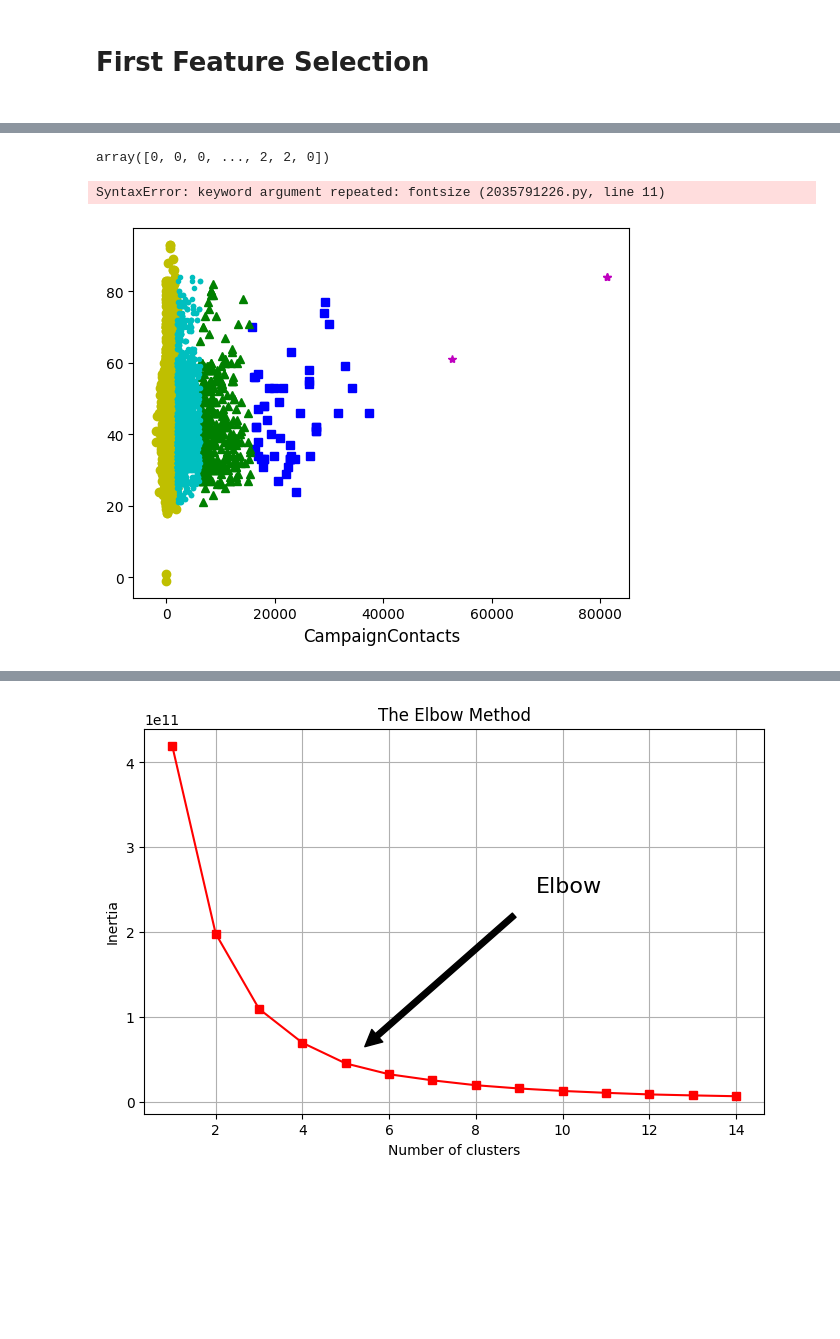
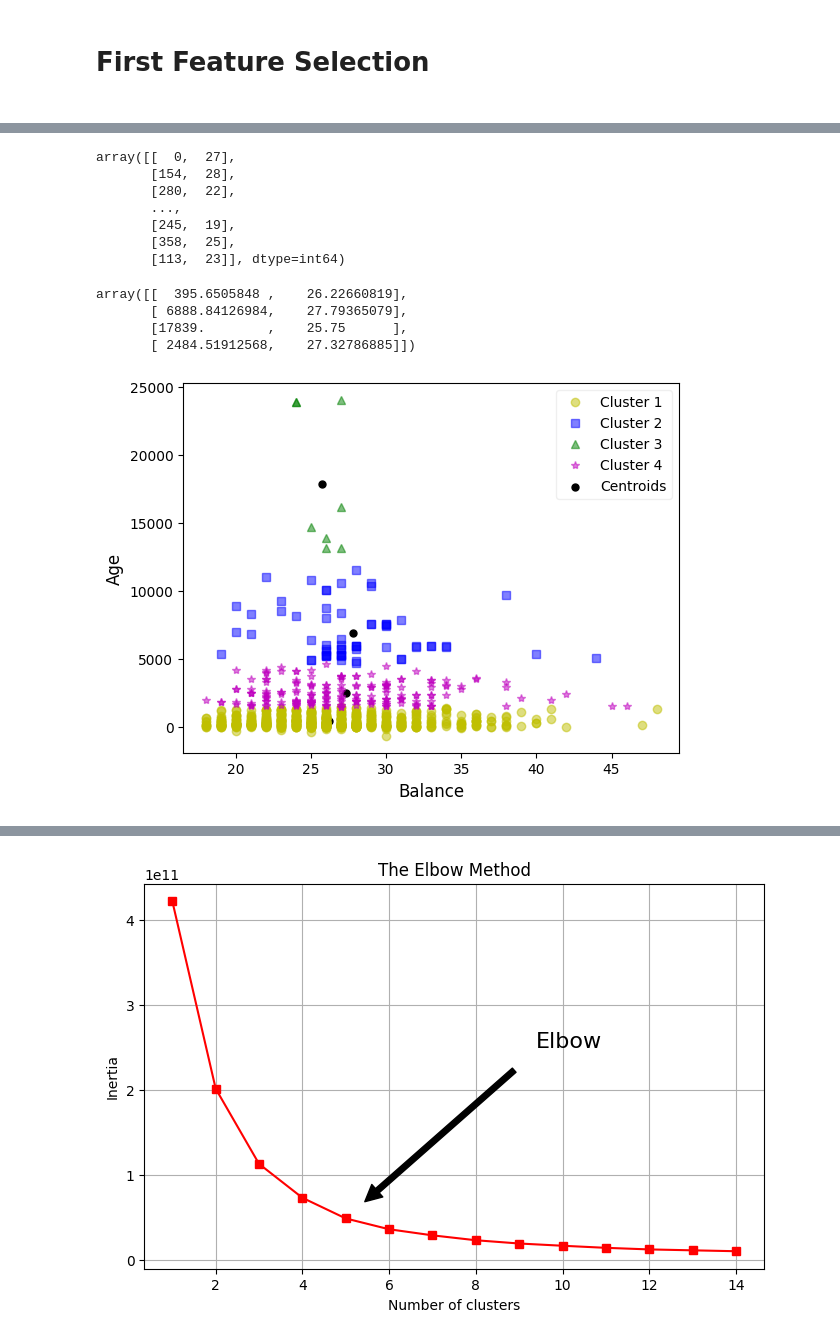
Before and after one commit to thaladikary/ml-assignment-1, a Jupyter notebook: Assignment1.ipynb, the cells around one changed output, grey strips where cells are left out. Drawn from its saved outputs; the diff is of its cells as text; code cells hidden in the pictures; blank space fills up the shorter version.

```diff
--- a/Assignment1.ipynb
+++ b/Assignment1.ipynb
@@ -426,8 +420,9 @@ This financial institution is very new considering the number of new
 #df[(df['Pdays'] == -1)]["Coutcome"].value_counts()
 
 # Old
-current_customers = df[(df['Pdays'] != -1)].value_counts().reset_index()
+#current_customers = df[(df['Pdays'] != -1)].value_counts().reset_index()
 
+current_customers = df[(df['Job'] == 'student')]
 current_customers
 #df[(df['Pdays'] == -1)][['Pdays', 'POutcome']].value_counts()
 # %% [output]
@@ -505,6 +502,6 @@ new_df.head()
 
 #X1 = current_customers.loc[:,['Balance', 'Age','ContactDuration','CampaignContacts','Pdays','PreviousContacts']].values
 
-X1 = current_customers.loc[:,['Balance', 'Age']].values
-X1
+X2 = current_customers.loc[:,['Balance', 'Age']].values
+X2
 # %% [output]
@@ -568,7 +545,14 @@ plt.show()
 # %%
-k = 5
+k = 4
 kmeans = KMeans(n_clusters=k, random_state=42)
-y_pred = kmeans.fit_predict(X1)
+y_pred = kmeans.fit_predict(X2)
 y_pred
+X2
 # %% [output]
-array([0, 0, 0, ..., 2, 2, 0])
+array([[  0,  27],
+       [154,  28],
+       [280,  22],
+       ...,
+       [245,  19],
+       [358,  25],
+       [113,  23]], dtype=int64)
@@ -577,19 +559,26 @@ array([0, 0, 0, ..., 2, 2, 0])
+# %%
+kmeans.cluster_centers_
+# %% [output]
+array([[  395.6505848 ,    26.22660819],
+       [ 6888.84126984,    27.79365079],
+       [17839.        ,    25.75      ],
+       [ 2484.51912568,    27.32786885]])
 # %%
-plt.plot(X1[y_pred==0, 0], X1[y_pred==0, 1], "yo", label="Cluster 1")
-plt.plot(X1[y_pred==1, 0], X1[y_pred==1, 1], "bs", label="Cluster 2")
-plt.plot(X1[y_pred==2, 0], X1[y_pred==2, 1], "g^", label="Cluster 3")
-plt.plot(X1[y_pred==3, 0], X1[y_pred==3, 1], "m*", label="Cluster 4")
-plt.plot(X1[y_pred==4, 0], X1[y_pred==4, 1], "c.", label="Cluster 5")
+plt.plot(X2[y_pred==0, 1], X2[y_pred==0, 0], "yo", label="Cluster 1", alpha=0.5)
+plt.plot(X2[y_pred==1, 1], X2[y_pred==1, 0], "bs", label="Cluster 2", alpha=0.5)
+plt.plot(X2[y_pred==2, 1], X2[y_pred==2, 0], "g^", label="Cluster 3", alpha=0.5)
+plt.plot(X2[y_pred==3, 1], X2[y_pred==3, 0],"m*", label="Cluster 4", alpha=0.5)
+#plt.plot(X1[y_2red==4, 0], X1[y_pred==4, 1], "c.", label="Cluster 5")
 # plt.plot(X1[y_pred==5, 0], X1[y_pred==5, 1], "r>", label="Cluster 6")
 
-#plt.scatter(kmeans.cluster_centers_[:, 0], kmeans.cluster_centers_[:, 1], s=300, c='Black', marker ='o', label='Centroids')
+plt.scatter(kmeans.cluster_centers_[:, 1], kmeans.cluster_centers_[:, 0], s=25, c='Black', marker ='o', label='Centroids')
 
-plt.xlabel("CampaignContacts", fontsize=12)
-plt.ylabel("Pdays", fontsize=12, loc="upper right", fontsize=12, fancybox=True, framealpha=0.3)
+plt.xlabel("Balance", fontsize=12)
+plt.legend(loc="upper right", fancybox=True, framealpha=0.3)
+plt.ylabel("Age", fontsize=12)
 plt.show()
 # %% [output]
-SyntaxError: keyword argument repeated: fontsize (2035791226.py, line 11)
-[figure, old version]
+[figure, new version]
 # %%
 clean_df.replace(['yes', 'no'],[1, 0], inplace=True)
 # %%
```
Also changed, not shown: parts of 14 cells of this notebook.
